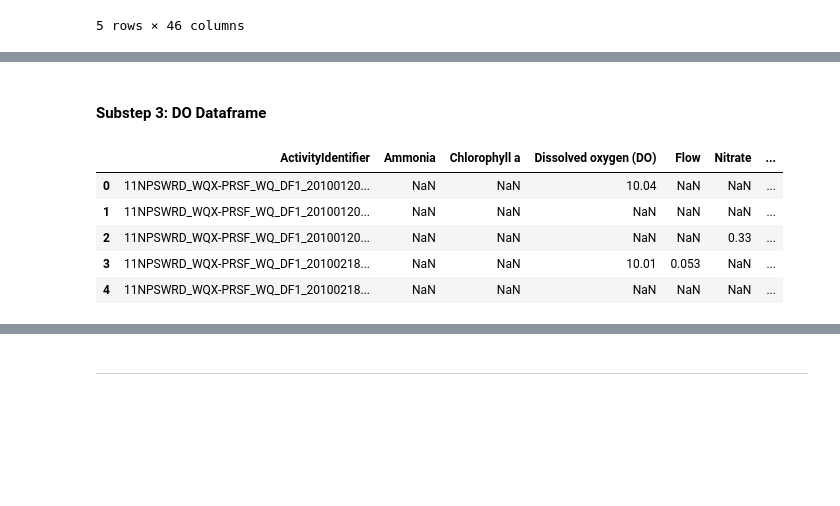
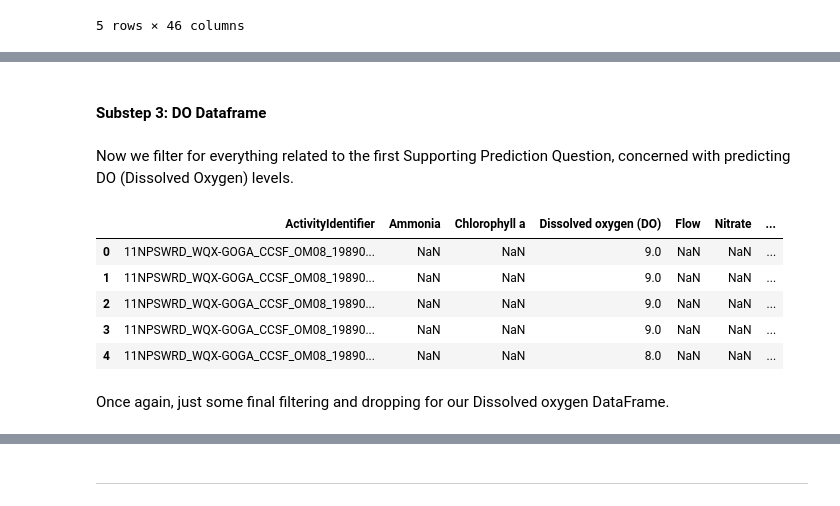
Before and after one commit to vishalival/eneres131-final-proj, a Jupyter notebook: final_notebook.ipynb, the cells around one changed output, grey strips where cells are left out. Drawn from its saved outputs; the diff is of its cells as text; code cells hidden in the pictures; blank space fills up the shorter version.

```diff
--- a/final_notebook.ipynb
+++ b/final_notebook.ipynb
@@ -553,33 +554,37 @@ LongitudeMeasure                                                0.000000
 LatitudeMeasure                                                 0.000000
 dtype: float64
 # %% [markdown]
-#### <a id="substep-3-do-dataframe"></a>Substep 3: DO Dataframe
+#### <a id="substep-3-do-dataframe"></a>**Substep 3: DO Dataframe**
+# %% [markdown]
+Now we filter for everything related to the first Supporting Prediction Question,  concerned with predicting DO (Dissolved Oxygen) levels.
 # %%
 relevant_characteristics = [
     'Dissolved oxygen (DO)', 'Temperature, water', 'pH', 'Specific conductance',
     'Turbidity', 'Nitrate', 'Ammonia', 'Chlorophyll a', 'Flow'
 ]
 
-do_df = filtered_df_bio_unit_converted[filtered_df_bio_unit_converted["CharacteristicName"].isin(relevant_characteristics)]
+do_df = df_processed[df_processed["CharacteristicName"].isin(relevant_characteristics)]
 
 do_pivoted_df = do_df.pivot_table(
     index='ActivityIdentifier',
     columns='CharacteristicName',
     values='ResultMeasureValue'
 ).reset_index()
 
-do_pivoted_df_additional = filtered_df_bio_unit_converted[['ActivityIdentifier', 'ProjectIdentifier',
+do_pivoted_df_additional = df_processed[['ActivityIdentifier', 'ProjectIdentifier',
                                'ActivityStartDate', "ActivityStartTime/Time_PST",
                                 'LongitudeMeasure', 'LatitudeMeasure', 'Year', 'Month', 'Day', 'Weekday', 'Hour'
                                 ]].drop_duplicates()
 
 do_pivoted_df_final = do_pivoted_df.merge(do_pivoted_df_additional, on='ActivityIdentifier', how='left')
 
 do_pivoted_df_final.head()
 # %% [output]
 |  | ActivityIdentifier | Ammonia | Chlorophyll a | Dissolved oxygen (DO) | Flow | Nitrate | ... |
-| 0 | 11NPSWRD_WQX-PRSF_WQ_DF1_20100120... | NaN | NaN | 10.04 | NaN | NaN | ... |
-| 1 | 11NPSWRD_WQX-PRSF_WQ_DF1_20100120... | NaN | NaN | NaN | NaN | NaN | ... |
-| 2 | 11NPSWRD_WQX-PRSF_WQ_DF1_20100120... | NaN | NaN | NaN | NaN | 0.33 | ... |
-| 3 | 11NPSWRD_WQX-PRSF_WQ_DF1_20100218... | NaN | NaN | 10.01 | 0.053 | NaN | ... |
-| 4 | 11NPSWRD_WQX-PRSF_WQ_DF1_20100218... | NaN | NaN | NaN | NaN | NaN | ... |
+| 0 | 11NPSWRD_WQX-GOGA_CCSF_OM08_19890... | NaN | NaN | 9.0 | NaN | NaN | ... |
+| 1 | 11NPSWRD_WQX-GOGA_CCSF_OM08_19890... | NaN | NaN | 9.0 | NaN | NaN | ... |
+| 2 | 11NPSWRD_WQX-GOGA_CCSF_OM08_19890... | NaN | NaN | 9.0 | NaN | NaN | ... |
+| 3 | 11NPSWRD_WQX-GOGA_CCSF_OM08_19890... | NaN | NaN | 9.0 | NaN | NaN | ... |
+| 4 | 11NPSWRD_WQX-GOGA_CCSF_OM08_19890... | NaN | NaN | 8.0 | NaN | NaN | ... |
+# %% [markdown]
+Once again, just some final filtering and dropping for our Dissolved oxygen DataFrame.
```
Also changed, not shown: parts of 19 cells of this notebook.
